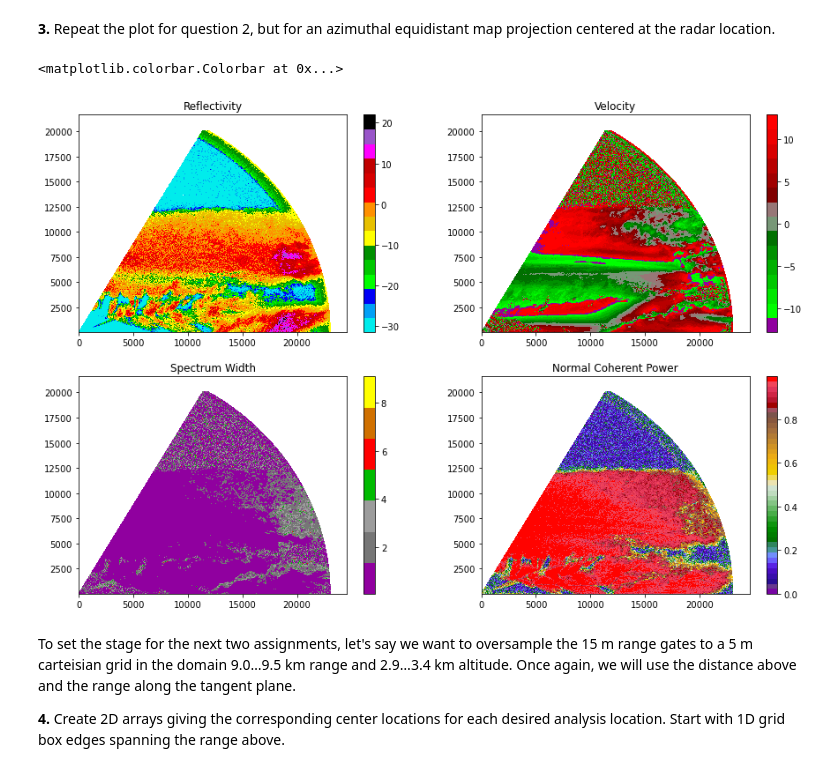
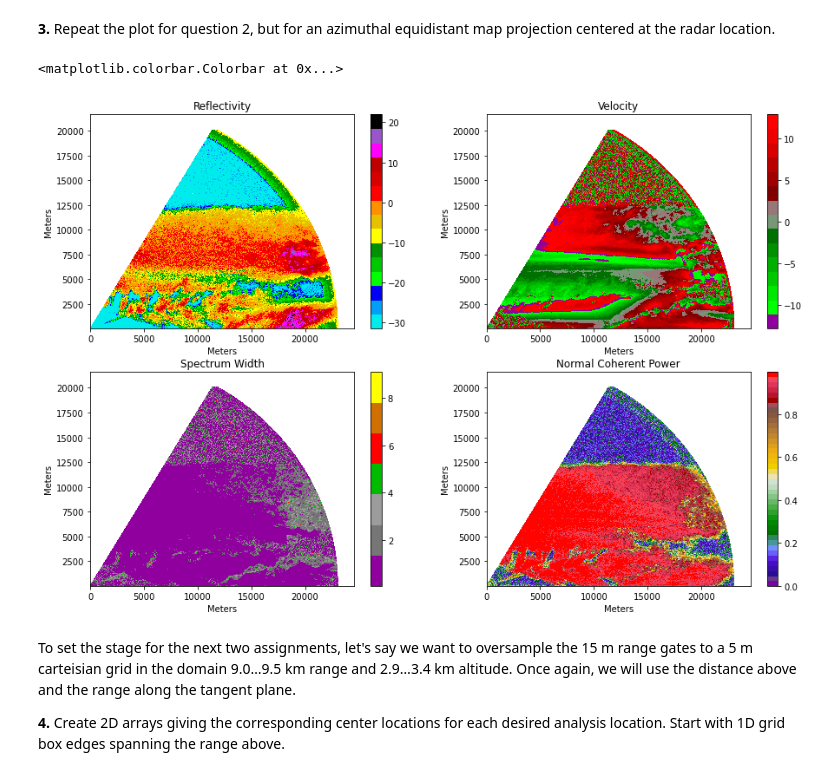
Before and after one commit to jillianndufort/Data-Fields, a Jupyter notebook: Homework 3-Dufort.ipynb, the cells around one changed output. Saved outputs shown, nothing was run; the diff lists cells and outputs as text; code cells hidden in the pictures.

```diff
--- a/Homework 3-Dufort.ipynb
+++ b/Homework 3-Dufort.ipynb
@@ -207,48 +236,55 @@ plt.colorbar(im4, ax=axs[1,1])
 # %% [markdown]
 **3.** Repeat the plot for question 2, but for an azimuthal equidistant map projection centered at the radar location.
 # %%
-# Where is the radar? What is its gate spacing?
-
-# print(d.latitude)
-# print(d.longitude)
-# print(d.range[1]-d.range[0])
-
+#Set the longitude and latitude values in the dataset to a variable
 lon = d.longitude.values
 lat = d.latitude.values
 
+#Import MapProjection definition from the coordinateSystems.py file
 from coordinateSystems import MapProjection
+
 
 az_equi = MapProjection(projection = 'aeqd', lon_0 = lon, lat_0 = lat)
 X_az, Y_az, Z_az = az_equi.fromECEF(X, Y, Z)
 
+#Making sure that the X, Y, and Z shapes match the shapes from the 2-d range, azimuth, and elevation arrays
 X_az.shape = range_2d.shape
 Y_az.shape = azimuth_2d.shape
 Z_az.shape = elevation_2d.shape
 
+#Create a four panel plot of the new reflectivity, velocity, spectrum width, and normalized coherent power
 fig, axs = plt.subplots(2,2, squeeze=False, figsize=(15,10))
 
+#Plotting relfectivity
 im1 = axs[0,0].pcolormesh(X_az, Z_az, reflect, cmap = NWSReflectivity)
 axs[0,0].set_title('Reflectivity')
-#axs[0,0].set_xlabel('Time (UTC)')
+axs[0,0].set_xlabel('Meters')
+axs[0,0].set_ylabel('Meters')
 plt.colorbar(im1, ax=axs[0,0])
 
+#Plotting velocity
 im2 = axs[0,1].pcolormesh(X_az, Z_az, velocity, cmap = NWSVelocity)
 axs[0,1].set_title('Velocity')
-#axs[0,1].set_xlabel('Time (UTC)')
+axs[0,1].set_xlabel('Meters')
+axs[0,1].set_ylabel('Meters')
 plt.colorbar(im2, ax=axs[0,1])
 
+#Plotting spectrum width
 im3 = axs[1,0].pcolormesh(X_az, Z_az, spec_wid, cmap = NWSSpecWidth)
 axs[1,0].set_title('Spectrum Width')
-#axs[1,0].set_xlabel('Time (UTC)')
+axs[1,0].set_xlabel('Meters')
+axs[1,0].set_ylabel('Meters')
 plt.colorbar(im3, ax=axs[1,0])
 
+#Plotting normalized coherent power
 im4 = axs[1,1].pcolormesh(X_az, Z_az, norm_co_power, cmap = NWSNorm)
-axs[1,1].set_title('Normal Coherent Power')
-#axs[1,1].set_xlabel('Time (UTC)')
+axs[1,1].set_title('Normalized Coherent Power')
+axs[1,1].set_xlabel('Meters')
+axs[1,1].set_ylabel('Meters')
 plt.colorbar(im4, ax=axs[1,1])
 # %% [output]
 <matplotlib.colorbar.Colorbar at 0x...>
-[figure, old version]
+[figure, new version]
 # %% [markdown]
 To set the stage for the next two assignments, let's say we want to oversample the 15 m range gates to a 5 m carteisian grid in the domain 9.0…9.5 km range and 2.9…3.4 km altitude. Once again, we will use the distance above and the range along the tangent plane.
 
```
Also changed, not shown: parts of 9 cells of this notebook.
